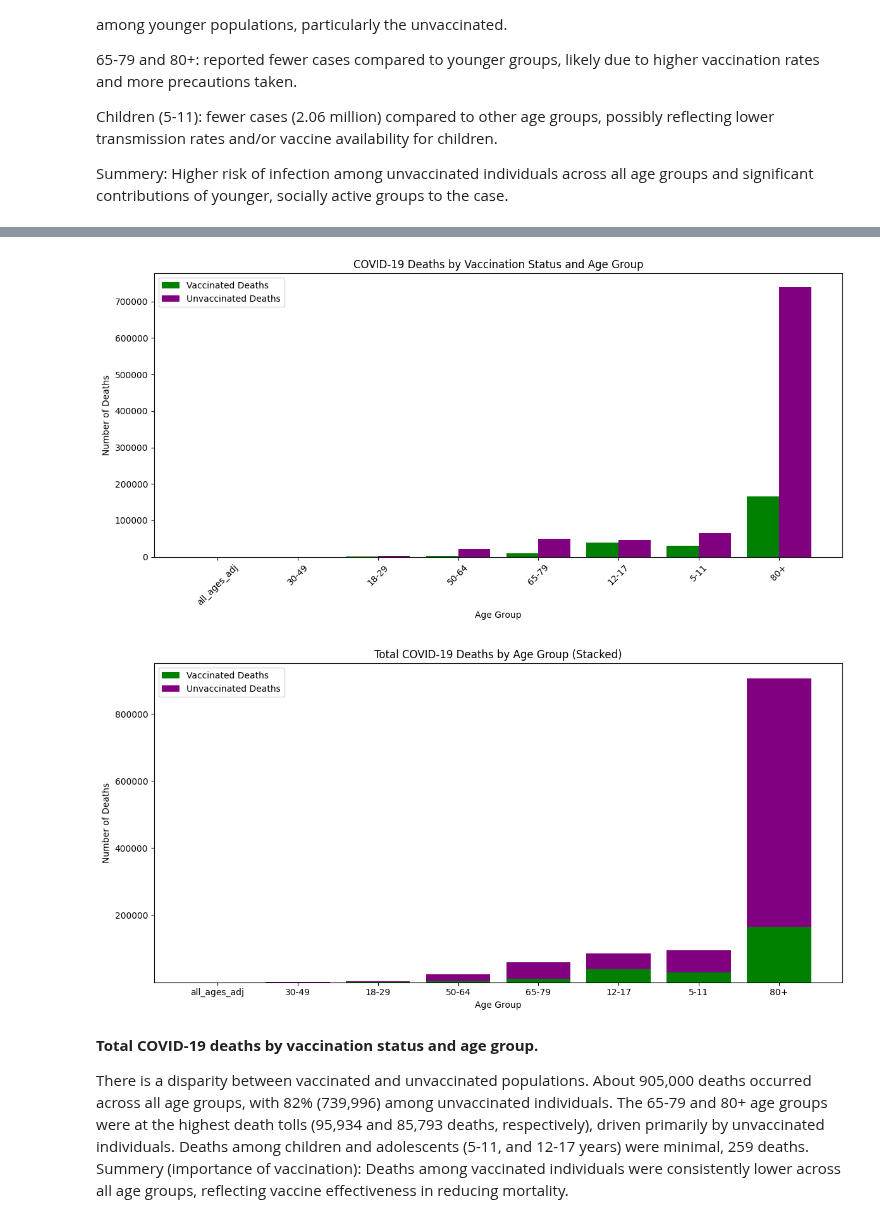
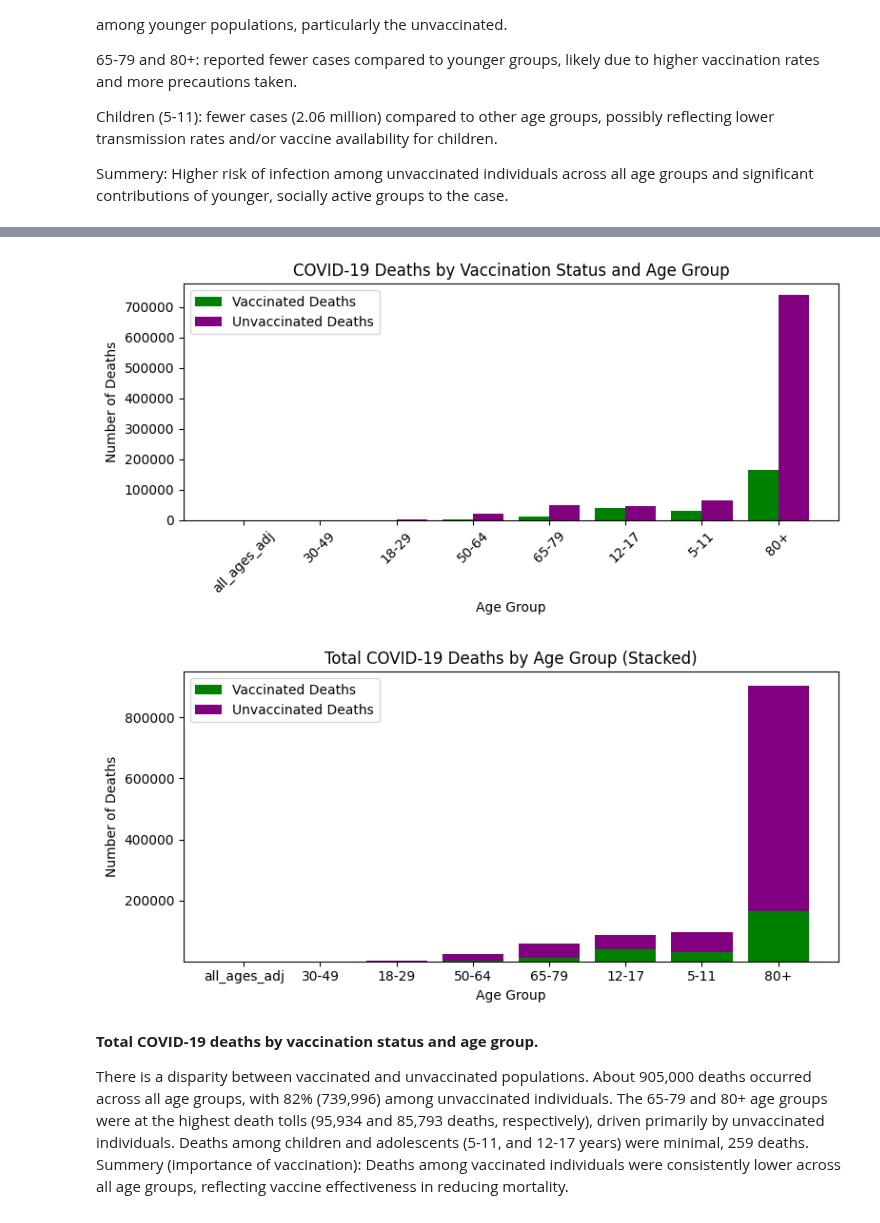
Before and after one commit to belakap/Covid-19-analysis, a Jupyter notebook: 04_Exploratory_Analysis.ipynb, the cells around one changed output, grey strips where cells are left out. Saved outputs shown, nothing was run; the diff lists cells and outputs as text; code cells hidden in the pictures.

```diff
--- a/04_Exploratory_Analysis.ipynb
+++ b/04_Exploratory_Analysis.ipynb
@@ -251,37 +276,37 @@ data = {
     "Total_Deaths": [49, 210, 2697, 23290, 59557, 85793, 95934, 904954],
 }
 
 df = pd.DataFrame(data)
 
 # Set positions for bars
 x = np.arange(len(df["Age group"]))
 
 # Bar chart: Vaccinated vs. Unvaccinated Cases
-plt.figure(figsize=(12, 6))
+plt.figure(figsize=(8, 4))
 bar_width = 0.4
 plt.bar(x - bar_width/2, df["Vaccinated_Deaths"], width=bar_width, label="Vaccinated Deaths", color="green")
 plt.bar(x + bar_width/2, df["Unvaccinated_Deaths"], width=bar_width, label="Unvaccinated Deaths", color="purple")
 plt.xticks(x, df["Age group"], rotation=45)
 plt.xlabel("Age Group")
 plt.ylabel("Number of Deaths")
 plt.title("COVID-19 Deaths by Vaccination Status and Age Group")
 plt.legend()
 plt.tight_layout()
 plt.show()
 
 # Stacked Bar Chart: Total Cases
-plt.figure(figsize=(12, 6))
+plt.figure(figsize=(8, 4))
 plt.bar(df["Age group"], df["Vaccinated_Deaths"], label="Vaccinated Deaths", color="green")
 plt.bar(df["Age group"], df["Unvaccinated_Deaths"], bottom=df["Vaccinated_Deaths"], label="Unvaccinated Deaths", color="purple")
 plt.xlabel("Age Group")
 plt.ylabel("Number of Deaths")
 plt.title("Total COVID-19 Deaths by Age Group (Stacked)")
 plt.legend()
 plt.tight_layout()
 plt.show()
 # %% [output]
-[figure, old version]
+[figure, new version]
-[figure, old version]
+[figure, new version]
 # %% [markdown]
 **Total COVID-19 deaths by vaccination status and age group.**
 
```
Also changed, not shown: parts of 13 cells of this notebook.
